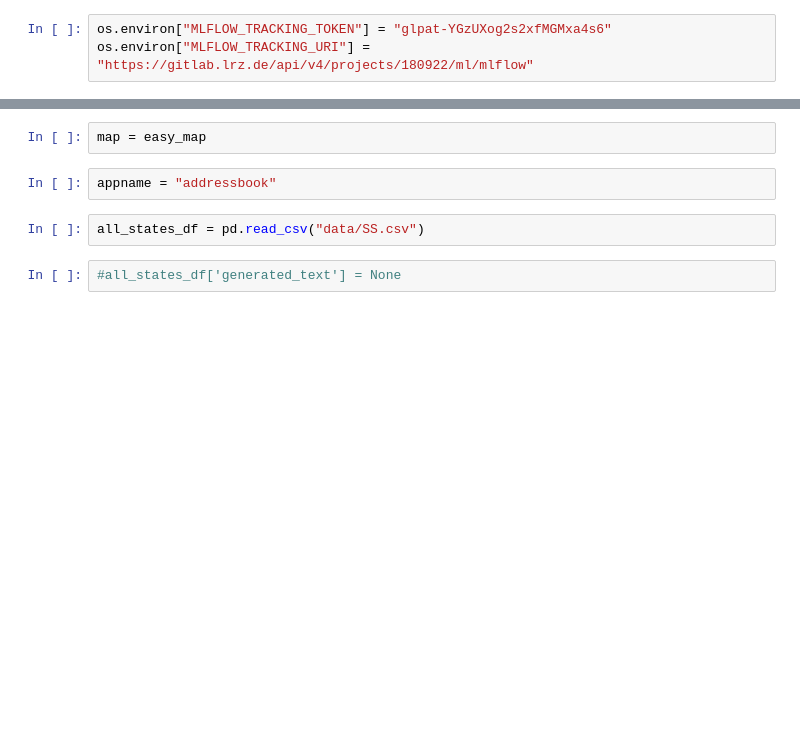
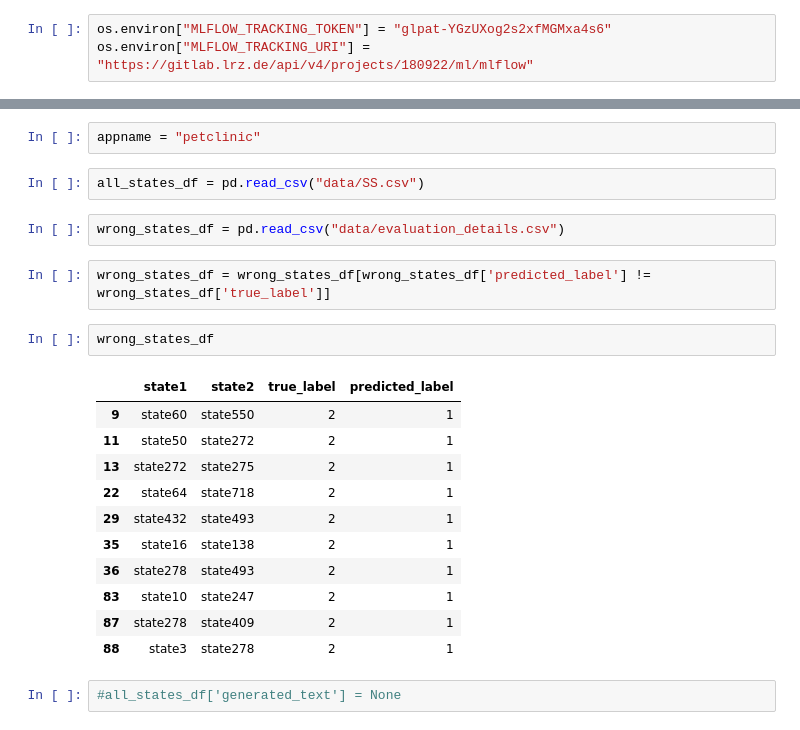
Before and after one commit to H3nkl3r/GeminiScan, a Jupyter notebook: notebooks/3_1_tnk_predict_LLM.ipynb, the cells around one changed output, grey strips where cells are left out. Drawn from its saved outputs; the diff is of its cells as text; blank space fills up the shorter version.

```diff
--- a/notebooks/3_1_tnk_predict_LLM.ipynb
+++ b/notebooks/3_1_tnk_predict_LLM.ipynb
@@ -114,10 +86,26 @@ easy_map = {
 }
-# %%
-map = easy_map
 # %%
-appname = "addressbook"
+appname = "petclinic"
 # %%
 all_states_df = pd.read_csv("data/SS.csv")
+# %%
+wrong_states_df = pd.read_csv("data/evaluation_details.csv")
+# %%
+wrong_states_df = wrong_states_df[wrong_states_df['predicted_label'] != wrong_states_df['true_label']]
+# %%
+wrong_states_df
+# %% [output]
+|  | state1 | state2 | true_label | predicted_label |
+| 9 | state60 | state550 | 2 | 1 |
+| 11 | state50 | state272 | 2 | 1 |
+| 13 | state272 | state275 | 2 | 1 |
+| 22 | state64 | state718 | 2 | 1 |
+| 29 | state432 | state493 | 2 | 1 |
+| 35 | state16 | state138 | 2 | 1 |
+| 36 | state278 | state493 | 2 | 1 |
+| 83 | state10 | state247 | 2 | 1 |
+| 87 | state278 | state409 | 2 | 1 |
+| 88 | state3 | state278 | 2 | 1 |
 # %%
 #all_states_df['generated_text'] = None
 # %%
```
Also changed, not shown: parts of 15 cells of this notebook, 4 other files.
